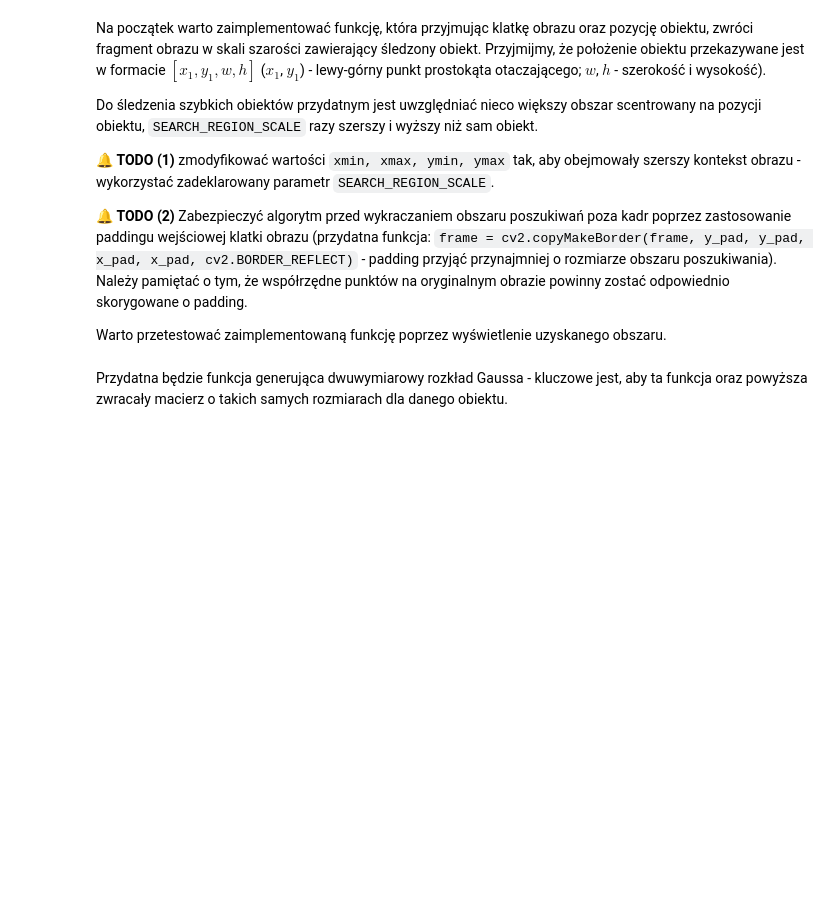
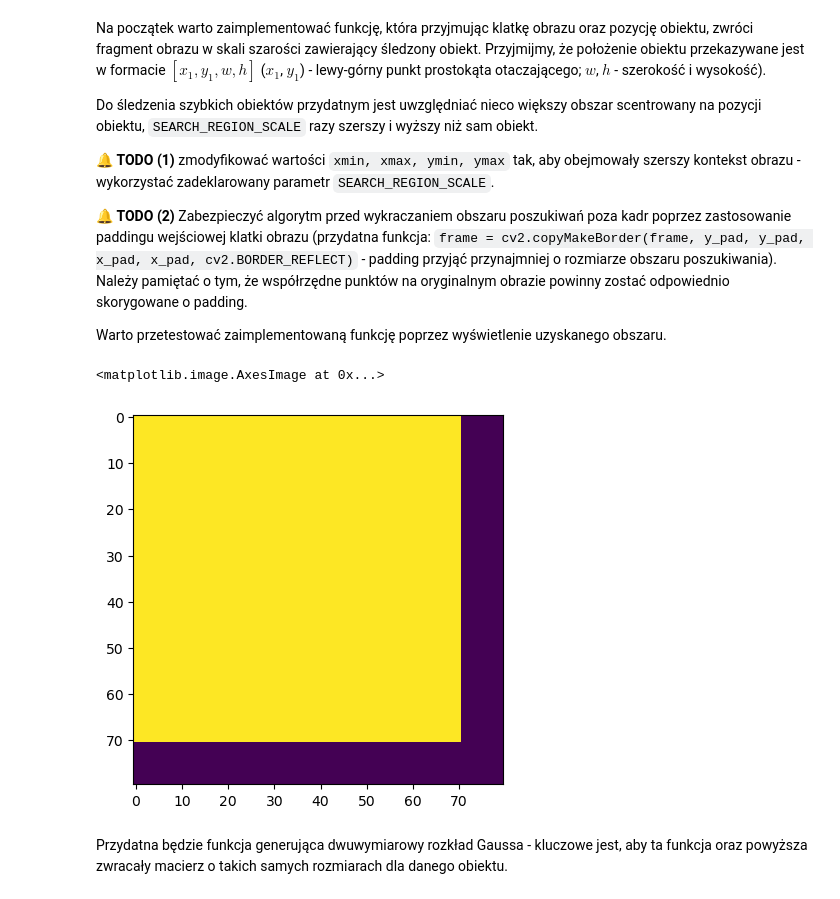
Before and after one commit to MrWlobo/Zaawansowane_Algorytmy_Wizyjne, a Jupyter notebook: Lab08/DCF.ipynb, the cells around one changed output. Drawn from its saved outputs; the diff is of its cells as text; code cells hidden in the pictures; blank space fills up the shorter version.

Commit message:
DCF TODO 1 and 2

```diff
--- a/Lab08/DCF.ipynb
+++ b/Lab08/DCF.ipynb
@@ -112,17 +105,47 @@ def crop_search_window(bbox, frame):
     xmax = xmin + width
     ymax = ymin + height
 
-    #----TODO (1)
-    #----TODO (1)
+    center_x = xmin + width / 2.0
+    center_y = ymin + height / 2.0
 
-    #----TODO (2)
-    #----TODO (2)
+    search_width = width * SEARCH_REGION_SCALE
+    search_height = height * SEARCH_REGION_SCALE
+
+    xmin = center_x - search_width / 2.0
+    xmax = center_x + search_width / 2.0
+    ymin = center_y - search_height / 2.0
+    ymax = center_y + search_height / 2.0
+
+    frame_h, frame_w = frame.shape[:2]
+
+    x_pad = int(np.ceil(search_width))
+    y_pad = int(np.ceil(search_height))
+
+    frame = cv2.copyMakeBorder(frame, y_pad, y_pad, x_pad, x_pad, cv2.BORDER_REFLECT)
+
+    xmin = int(round(xmin + x_pad))
+    xmax = int(round(xmax + x_pad))
+    ymin = int(round(ymin + y_pad))
+    ymax = int(round(ymax + y_pad))
 
     window = frame[int(ymin) : int(ymax), int(xmin) : int(xmax), :]
     # cv2.imshow('search window', window.astype(np.uint8))
     window = cv2.cvtColor(window, cv2.COLOR_BGR2GRAY)
 
     return window
+# %%
+import matplotlib.pyplot as plt
+
+dummy_frame = np.zeros((300, 400, 3), dtype=np.uint8)
+cv2.rectangle(dummy_frame, (0, 0), (50, 50), (255, 255, 255), -1)
+object_bbox = [0, 0, 40, 40]
+
+result = crop_search_window(object_bbox, dummy_frame)
+
+plt.imshow(result)
+# %% [output]
+<matplotlib.image.AxesImage at 0x...>
+[figure, added]
 # %% [markdown]
 Przydatna będzie funkcja generująca dwuwymiarowy rozkład Gaussa - kluczowe jest, aby ta funkcja oraz powyższa zwracały macierz o takich samych rozmiarach dla danego obiektu.
 # %%
```
Also changed, not shown: parts of 1 cell of this notebook.
